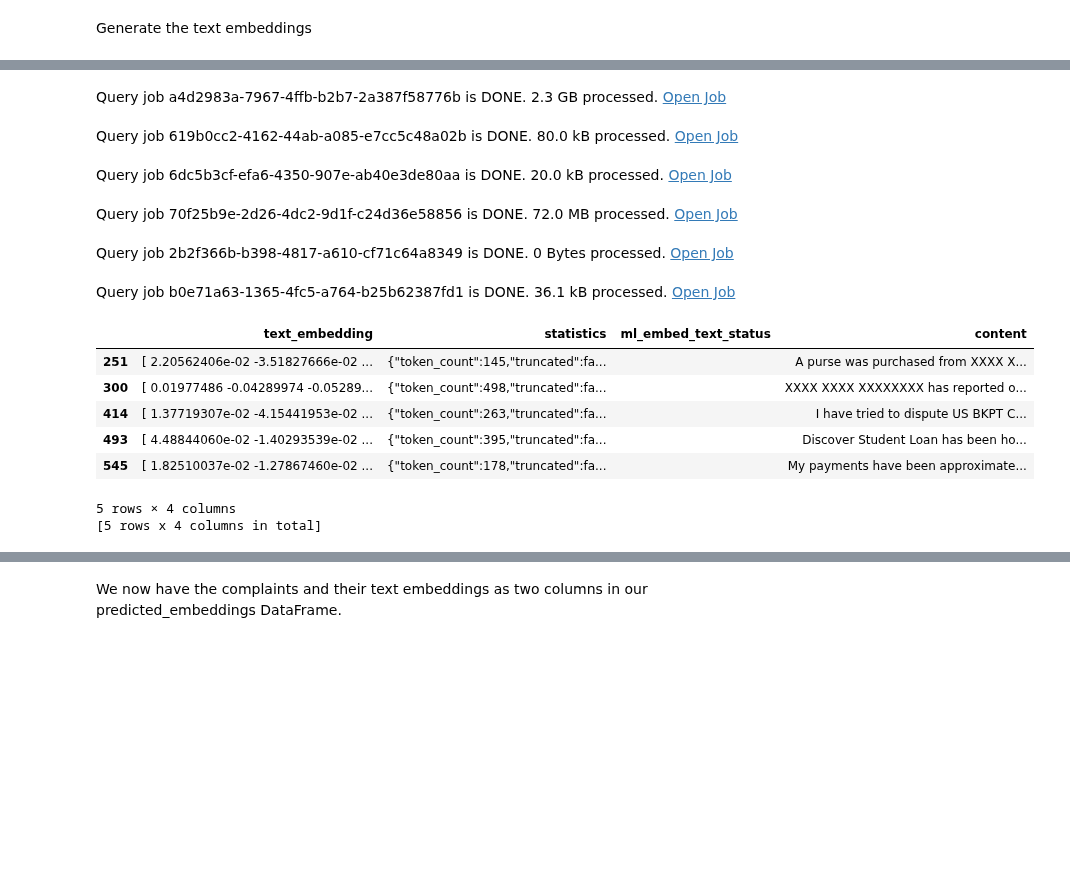
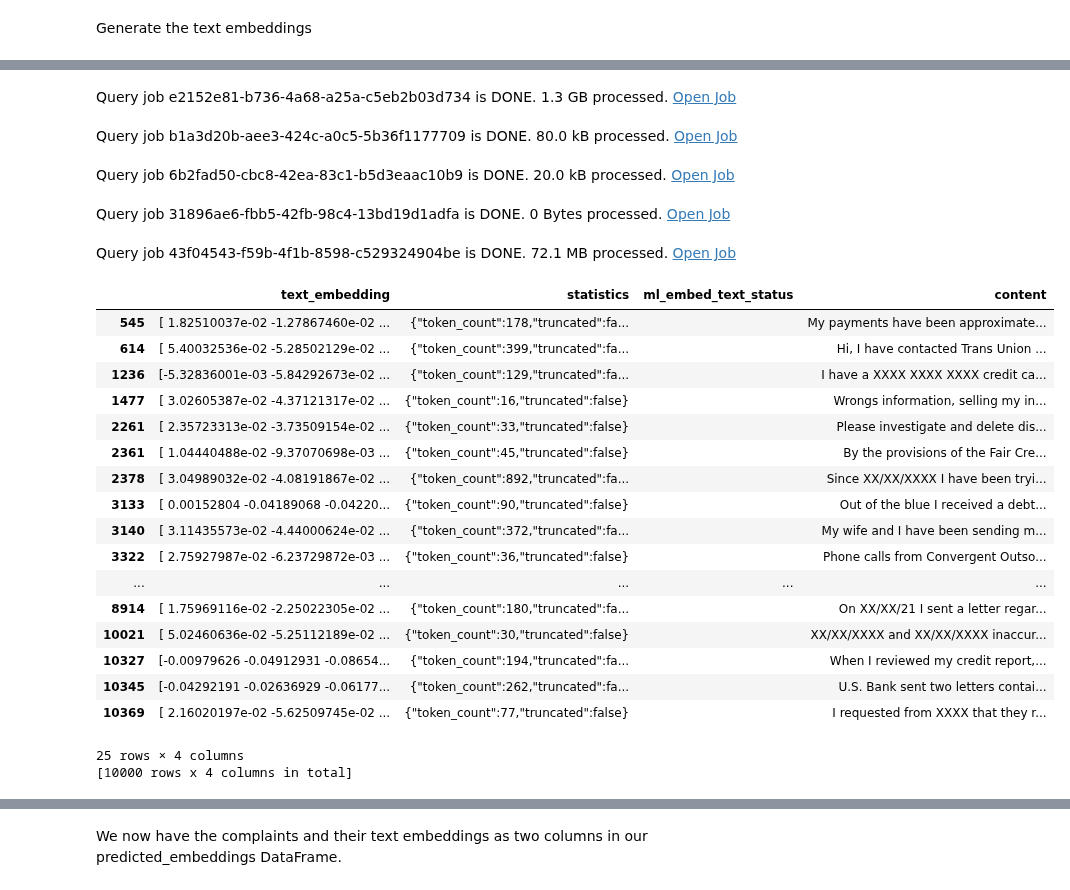
Before and after one commit to googleapis/python-bigquery-dataframes, a Jupyter notebook: notebooks/generative_ai/bq_dataframes_llm_kmeans.ipynb, the cells around one changed output, grey strips where cells are left out. Saved outputs shown, nothing was run; the diff lists cells and outputs as text; code cells hidden in the pictures; blank space fills up the shorter version.

```diff
--- a/notebooks/generative_ai/bq_dataframes_llm_kmeans.ipynb
+++ b/notebooks/generative_ai/bq_dataframes_llm_kmeans.ipynb
@@ -162,20 +159,30 @@ Query job bd6b88fc-6e05-4d71-acb1-d5befaced079 is DONE. 0 Bytes processed. Open
 # %%
 # Will take ~3 minutes to compute the embeddings
 predicted_embeddings = model.predict(downsampled_issues_df)
 # Notice the lists of numbers that are our text embeddings for each complaint
-predicted_embeddings.head()
+predicted_embeddings
 # %% [output]
-Query job a4d2983a-7967-4ffb-b2b7-2a387f58776b is DONE. 2.3 GB processed. Open Job
+Query job e2152e81-b736-4a68-a25a-c5eb2b03d734 is DONE. 1.3 GB processed. Open Job
-Query job 619b0cc2-4162-44ab-a085-e7cc5c48a02b is DONE. 80.0 kB processed. Open Job
+Query job b1a3d20b-aee3-424c-a0c5-5b36f1177709 is DONE. 80.0 kB processed. Open Job
-Query job 6dc5b3cf-efa6-4350-907e-ab40e3de80aa is DONE. 20.0 kB processed. Open Job
+Query job 6b2fad50-cbc8-42ea-83c1-b5d3eaac10b9 is DONE. 20.0 kB processed. Open Job
-Query job 70f25b9e-2d26-4dc2-9d1f-c24d36e58856 is DONE. 72.0 MB processed. Open Job
+Query job 31896ae6-fbb5-42fb-98c4-13bd19d1adfa is DONE. 0 Bytes processed. Open Job
-Query job 2b2f366b-b398-4817-a610-cf71c64a8349 is DONE. 0 Bytes processed. Open Job
+Query job 43f04543-f59b-4f1b-8598-c529324904be is DONE. 72.1 MB processed. Open Job
-Query job b0e71a63-1365-4fc5-a764-b25b62387fd1 is DONE. 36.1 kB processed. Open Job
 |  | text_embedding | statistics | ml_embed_text_status | content |
-| 251 | [ 2.20562406e-02 -3.51827666e-02 ... | {"token_count":145,"truncated":fa... |  | A purse was purchased from XXXX X... |
-| 300 | [ 0.01977486 -0.04289974 -0.05289... | {"token_count":498,"truncated":fa... |  | XXXX XXXX XXXXXXXX has reported o... |
-| 414 | [ 1.37719307e-02 -4.15441953e-02 ... | {"token_count":263,"truncated":fa... |  | I have tried to dispute US BKPT C... |
-| 493 | [ 4.48844060e-02 -1.40293539e-02 ... | {"token_count":395,"truncated":fa... |  | Discover Student Loan has been ho... |
 | 545 | [ 1.82510037e-02 -1.27867460e-02 ... | {"token_count":178,"truncated":fa... |  | My payments have been approximate... |
+| 614 | [ 5.40032536e-02 -5.28502129e-02 ... | {"token_count":399,"truncated":fa... |  | Hi, I have contacted Trans Union ... |
+| 1236 | [-5.32836001e-03 -5.84292673e-02 ... | {"token_count":129,"truncated":fa... |  | I have a XXXX XXXX XXXX credit ca... |
+| 1477 | [ 3.02605387e-02 -4.37121317e-02 ... | {"token_count":16,"truncated":false} |  | Wrongs information, selling my in... |
+| 2261 | [ 2.35723313e-02 -3.73509154e-02 ... | {"token_count":33,"truncated":false} |  | Please investigate and delete dis... |
+| 2361 | [ 1.04440488e-02 -9.37070698e-03 ... | {"token_count":45,"truncated":false} |  | By the provisions of the Fair Cre... |
+| 2378 | [ 3.04989032e-02 -4.08191867e-02 ... | {"token_count":892,"truncated":fa... |  | Since XX/XX/XXXX I have been tryi... |
+| 3133 | [ 0.00152804 -0.04189068 -0.04220... | {"token_count":90,"truncated":false} |  | Out of the blue I received a debt... |
+| 3140 | [ 3.11435573e-02 -4.44000624e-02 ... | {"token_count":372,"truncated":fa... |  | My wife and I have been sending m... |
+| 3322 | [ 2.75927987e-02 -6.23729872e-03 ... | {"token_count":36,"truncated":false} |  | Phone calls from Convergent Outso... |
+| ... | ... | ... | ... | ... |
+| 8914 | [ 1.75969116e-02 -2.25022305e-02 ... | {"token_count":180,"truncated":fa... |  | On XX/XX/21 I sent a letter regar... |
+| 10021 | [ 5.02460636e-02 -5.25112189e-02 ... | {"token_count":30,"truncated":false} |  | XX/XX/XXXX and XX/XX/XXXX inaccur... |
+| 10327 | [-0.00979626 -0.04912931 -0.08654... | {"token_count":194,"truncated":fa... |  | When I reviewed my credit report,... |
+| 10345 | [-0.04292191 -0.02636929 -0.06177... | {"token_count":262,"truncated":fa... |  | U.S. Bank sent two letters contai... |
+| 10369 | [ 2.16020197e-02 -5.62509745e-02 ... | {"token_count":77,"truncated":false} |  | I requested from XXXX that they r... |
-5 rows × 4 columns
-[5 rows x 4 columns in total]
+25 rows × 4 columns
+[10000 rows x 4 columns in total]
```
Also changed, not shown: parts of 13 cells of this notebook.
